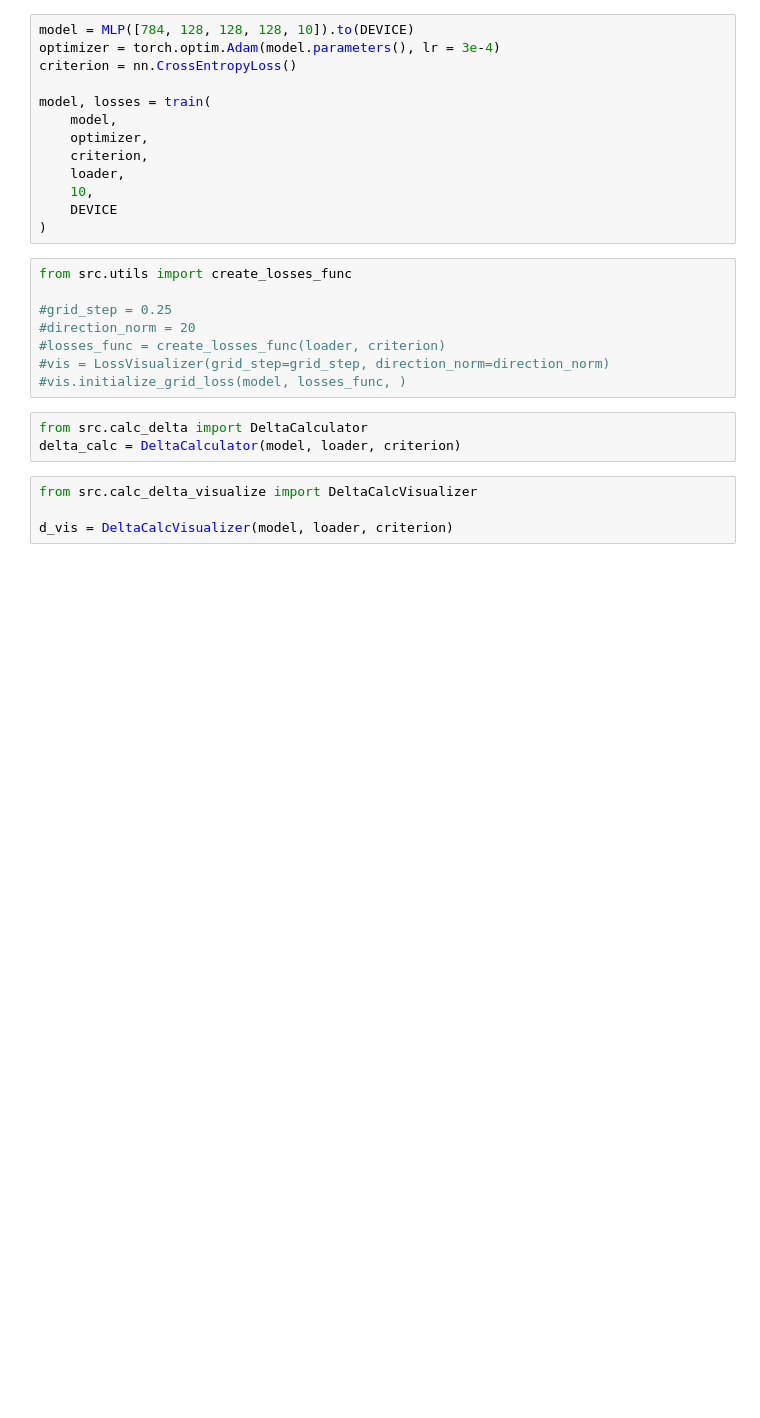
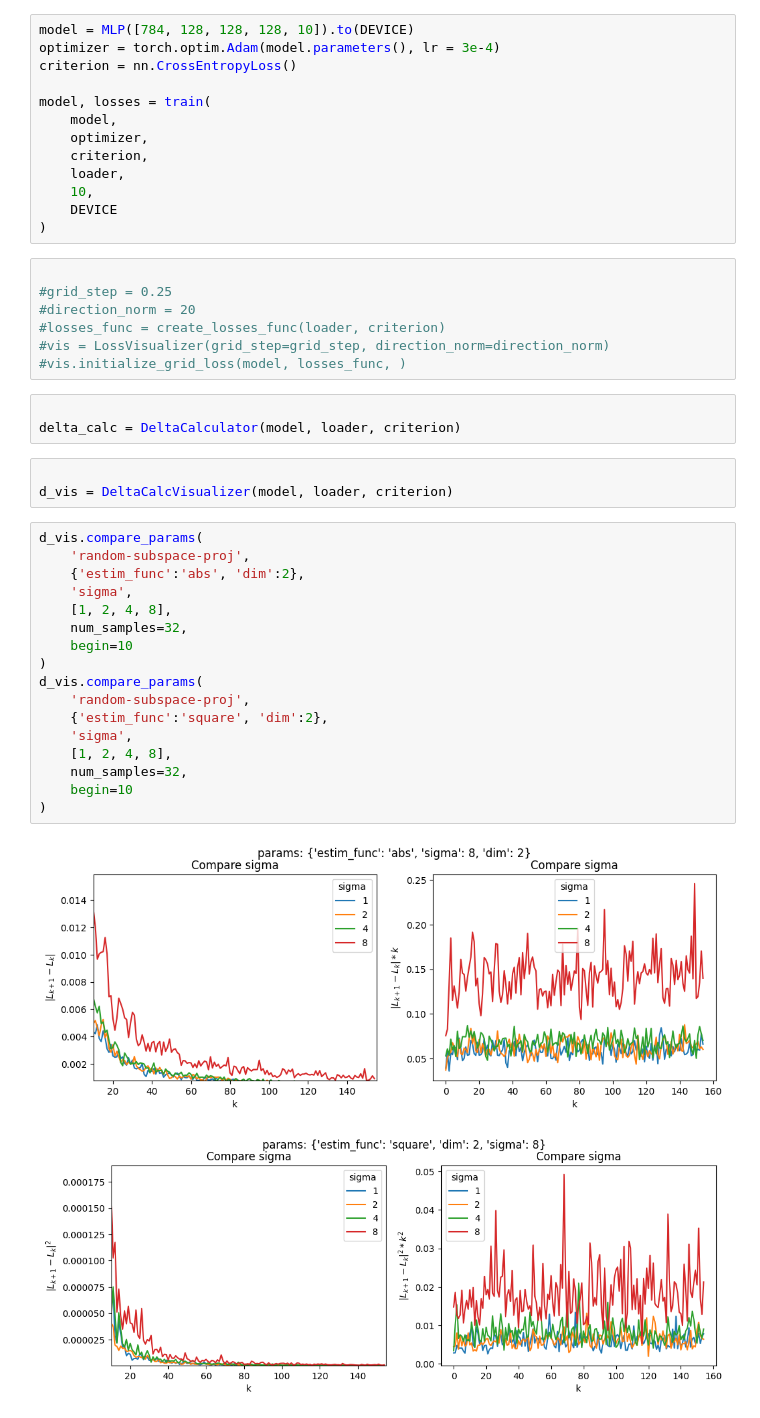
Before and after one commit to kisnikser/loss-landscape-scaling-law, a Jupyter notebook: delta_visualize.ipynb, the cells around one changed output. Drawn from its saved outputs; the diff is of its cells as text; blank space fills up the shorter version.

```diff
--- a/delta_visualize.ipynb
+++ b/delta_visualize.ipynb
@@ -48,7 +52,6 @@ model, losses = train(
     DEVICE
 )
 # %%
-from src.utils import create_losses_func
 
 #grid_step = 0.25
 #direction_norm = 20
@@ -56,9 +59,28 @@ from src.utils import create_losses_func
 #vis = LossVisualizer(grid_step=grid_step, direction_norm=direction_norm)
 #vis.initialize_grid_loss(model, losses_func, )
 # %%
-from src.calc_delta import DeltaCalculator
+
 delta_calc = DeltaCalculator(model, loader, criterion)
 # %%
-from src.calc_delta_visualize import DeltaCalcVisualizer
 
 d_vis = DeltaCalcVisualizer(model, loader, criterion)
+# %%
+d_vis.compare_params(
+    'random-subspace-proj',
+    {'estim_func':'abs', 'dim':2},
+    'sigma',
+    [1, 2, 4, 8],
+    num_samples=32,
+    begin=10
+)
+d_vis.compare_params(
+    'random-subspace-proj',
+    {'estim_func':'square', 'dim':2},
+    'sigma',
+    [1, 2, 4, 8],
+    num_samples=32,
+    begin=10
+)
+# %% [output]
+[figure, added]
+[figure, added]
```
Also changed, not shown: parts of 7 cells of this notebook, 7 other files.
